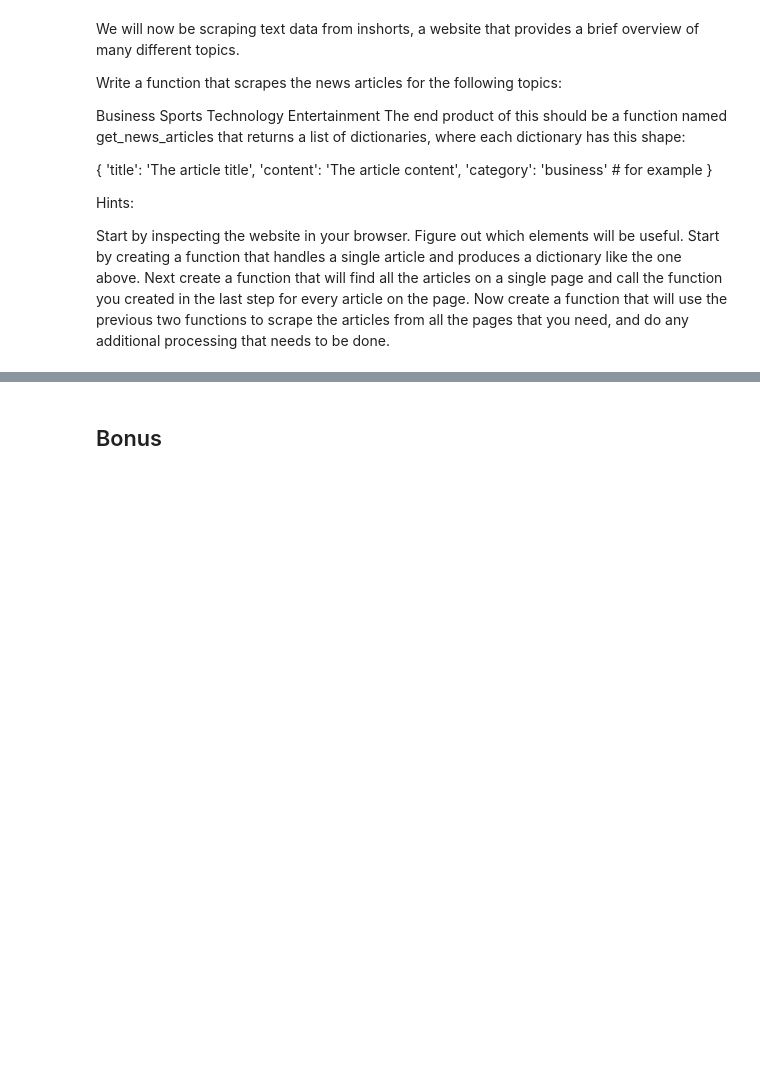
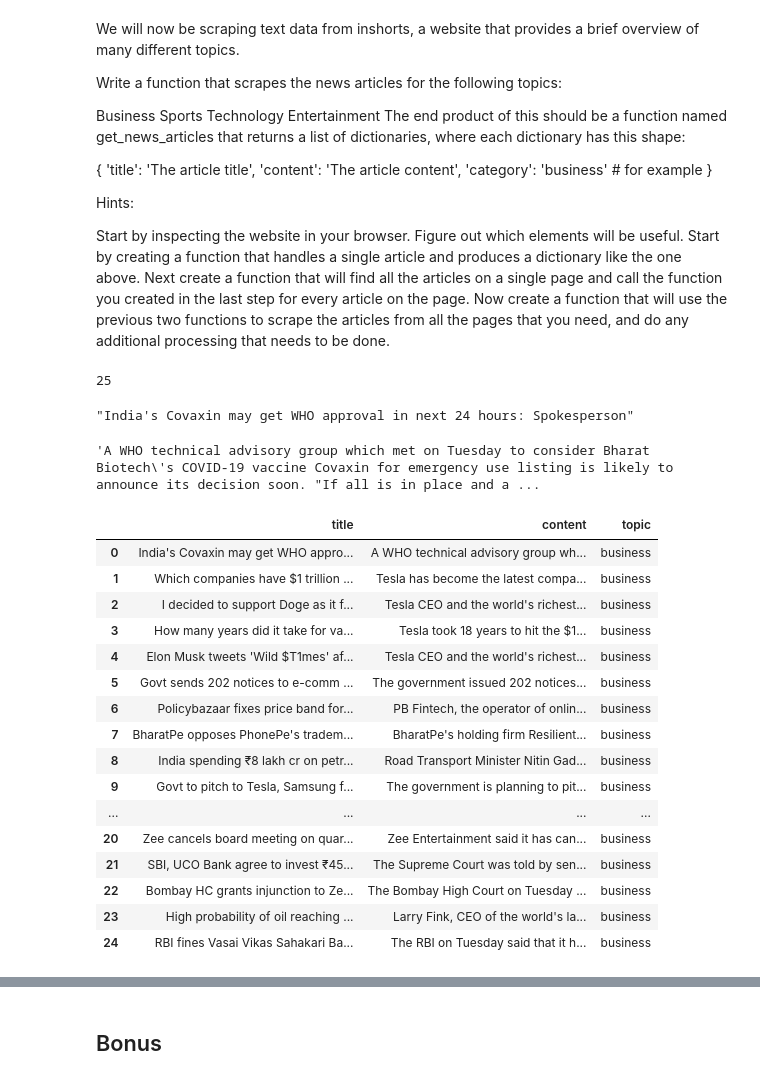
Before and after one commit to adam-talbot/natural-language-processing-exercises, a Jupyter notebook: web_scraping.ipynb, the cells around one changed output, grey strips where cells are left out. Drawn from its saved outputs; the diff is of its cells as text; code cells hidden in the pictures; blank space fills up the shorter version.

```diff
--- a/web_scraping.ipynb
+++ b/web_scraping.ipynb
@@ -287,0 +353,61 @@ Now create a function that will use the previous two functions to scrape the art
+# %%
+# pass HTML into Beautiful Soup
+soup = BeautifulSoup(html)
+# %%
+# first, I will grab each card
+articles = soup.select('.news-card.z-depth-1')
+# %%
+len(articles)
+# %% [output]
+25
+# %%
+# lets just grab the title
+articles[0].select('.news-card-title')[0].span.text
+# %% [output]
+"India's Covaxin may get WHO approval in next 24 hours: Spokesperson"
+# %%
+# let's look at one paragraph
+articles[0].select('.news-card-content')[0].div.text
+# %% [output]
+'A WHO technical advisory group which met on Tuesday to consider Bharat Biotech\'s COVID-19 vaccine Covaxin for emergency use listing is likely to announce its decision soon. "If all is in place and a ...
+# %%
+# create the function to just pull out title, short, and topic
+def parse_card(article, topic):
+    title = article.select('.news-card-title')[0].span.text
+    content = article.select('.news-card-content')[0].div.text
+    topic = topic
+    return {
+        'title' : title,
+        'content' : content,
+        'topic' : topic
+    }
+# %%
+# define a function that gets all article info for articles on that page
+def get_article_info(base_url, topic, user_agent):
+    url = base_url + topic
+    headers = {'User-Agent': user_agent}
+    response = requests.get(url, headers=headers)
+    html = response.text
+    soup = BeautifulSoup(html)
+    articles = soup.select('.news-card.z-depth-1')
+    return pd.DataFrame([parse_card(article, topic) for article in articles])
+# %%
+get_article_info(base_url = 'https://inshorts.com/en/read/', topic = 'business', user_agent = 'Codeup Data Science Germain Cohort')
+# %% [output]
+|  | title | content | topic |
+| 0 | India's Covaxin may get WHO appro... | A WHO technical advisory group wh... | business |
+| 1 | Which companies have $1 trillion ... | Tesla has become the latest compa... | business |
+| 2 | I decided to support Doge as it f... | Tesla CEO and the world's richest... | business |
+| 3 | How many years did it take for va... | Tesla took 18 years to hit the $1... | business |
+| 4 | Elon Musk tweets 'Wild $T1mes' af... | Tesla CEO and the world's richest... | business |
+| 5 | Govt sends 202 notices to e-comm ... | The government issued 202 notices... | business |
+| 6 | Policybazaar fixes price band for... | PB Fintech, the operator of onlin... | business |
+| 7 | BharatPe opposes PhonePe's tradem... | BharatPe's holding firm Resilient... | business |
+| 8 | India spending ₹8 lakh cr on petr... | Road Transport Minister Nitin Gad... | business |
+| 9 | Govt to pitch to Tesla, Samsung f... | The government is planning to pit... | business |
+| ... | ... | ... | ... |
+| 20 | Zee cancels board meeting on quar... | Zee Entertainment said it has can... | business |
+| 21 | SBI, UCO Bank agree to invest ₹45... | The Supreme Court was told by sen... | business |
+| 22 | Bombay HC grants injunction to Ze... | The Bombay High Court on Tuesday ... | business |
+| 23 | High probability of oil reaching ... | Larry Fink, CEO of the world's la... | business |
+| 24 | RBI fines Vasai Vikas Sahakari Ba... | The RBI on Tuesday said that it h... | business |
```
Also changed, not shown: parts of 44 cells of this notebook, 1 other file.
